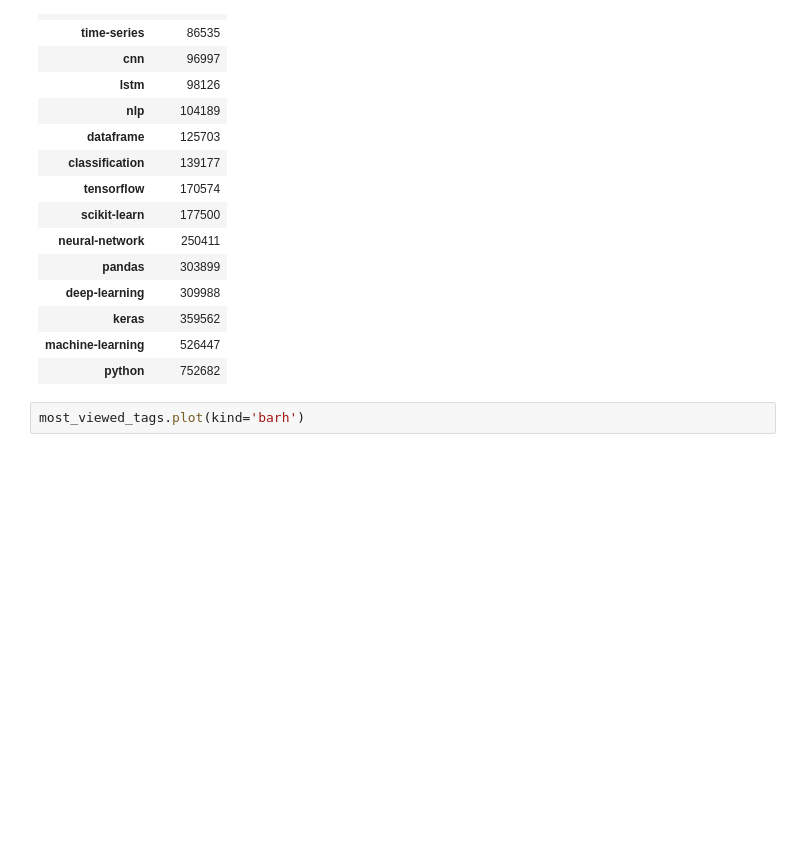
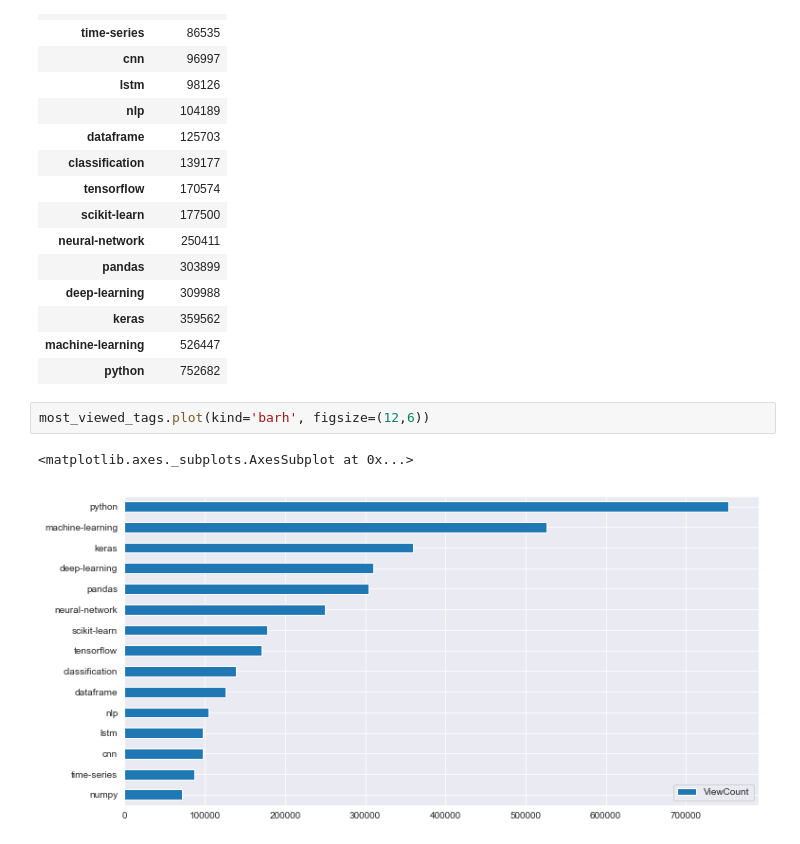
Before and after one commit to carlos-cui/data_analysis, a Jupyter notebook: popular_data_science_questions/popular_data_science_questions.ipynb, the cells around one changed output. Drawn from its saved outputs; the diff is of its cells as text; blank space fills up the shorter version.

```diff
--- a/popular_data_science_questions/popular_data_science_questions.ipynb
+++ b/popular_data_science_questions/popular_data_science_questions.ipynb
@@ -239,4 +242,7 @@ most_viewed_tags
 | machine-learning | 526447 |
 | python | 752682 |
 # %%
-most_viewed_tags.plot(kind='barh')
+most_viewed_tags.plot(kind='barh', figsize=(12,6))
+# %% [output]
+<matplotlib.axes._subplots.AxesSubplot at 0x...>
+[figure, added]
```
Also changed, not shown: parts of 8 cells of this notebook.
